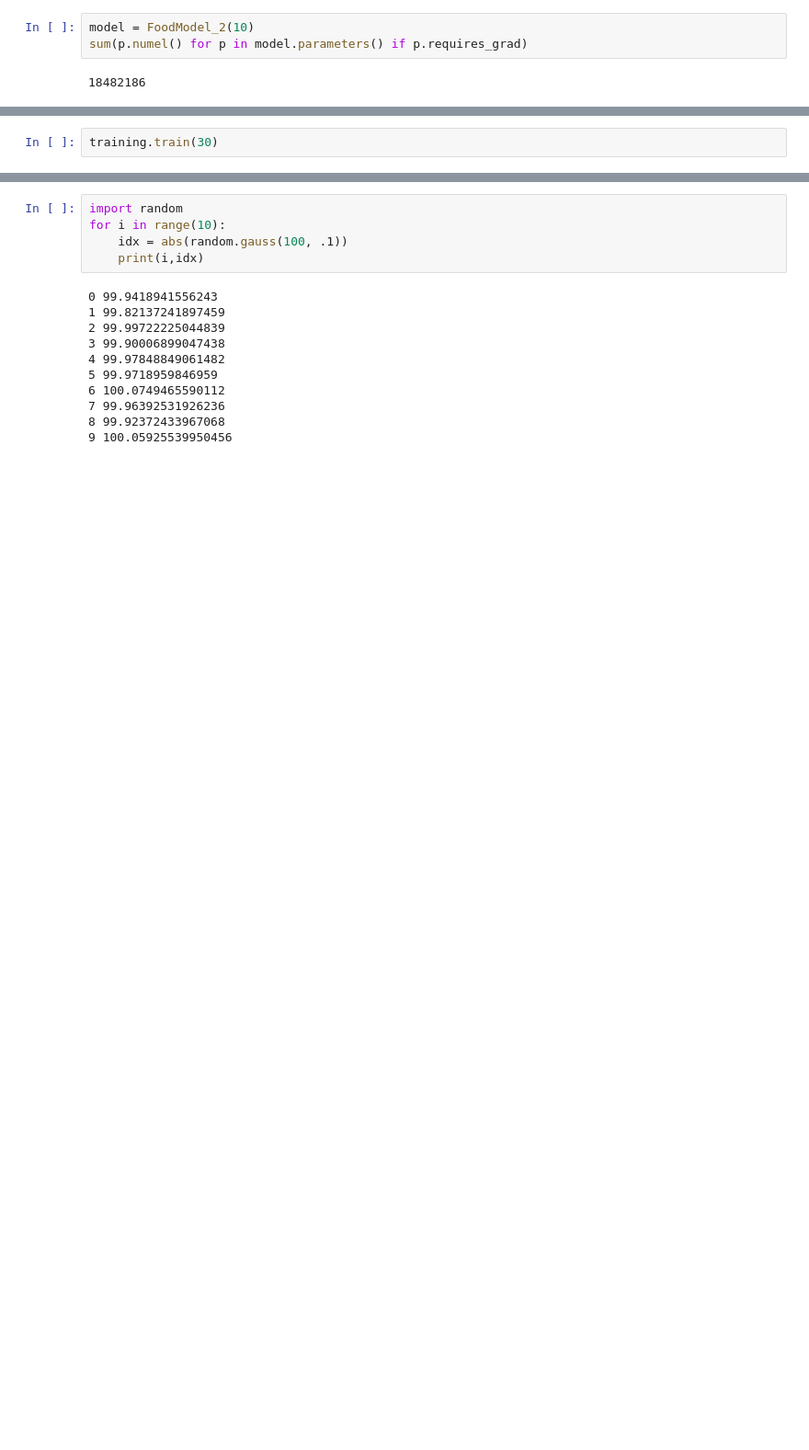
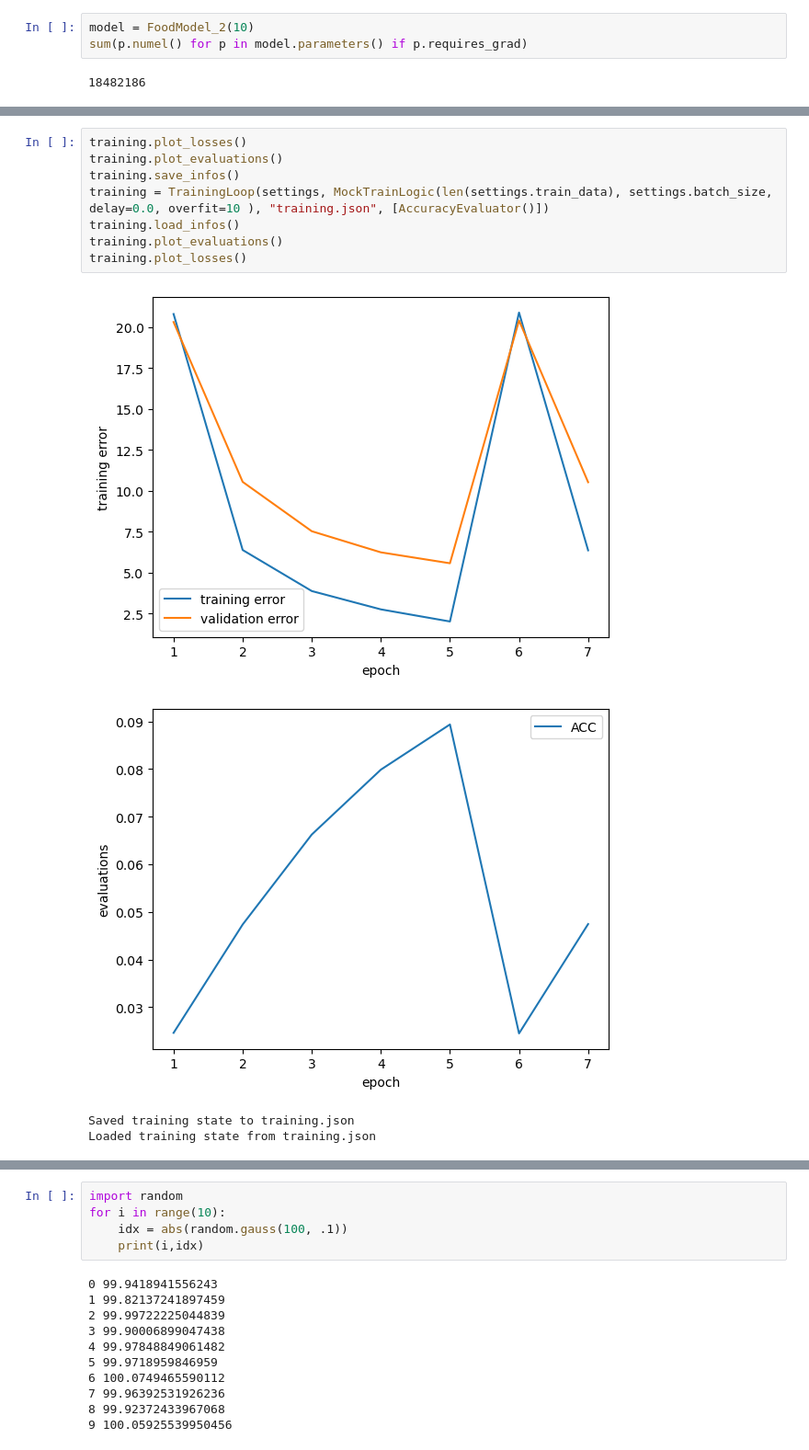
Before and after one commit to shalabala/food101, a Jupyter notebook: project.ipynb, the cells around one changed output, grey strips where cells are left out. Shown at 92% size. Drawn from its saved outputs; the diff is of its cells as text; blank space fills up the shorter version.

Commit message:
load and save training stats and other small fixes

```diff
--- a/project.ipynb
+++ b/project.ipynb
@@ -120,2 +104,0 @@ KeyboardInterrupt:
-# %%
-training.train(30)
@@ -136,0 +105,13 @@ Final model saved at /media/filestorage/code/projects/food101/trying_out_epoch_2
+# %%
+training.plot_losses()
+training.plot_evaluations()
+training.save_infos()
+training = TrainingLoop(settings, MockTrainLogic(len(settings.train_data), settings.batch_size, delay=0.0, overfit=10 ), "training.json", [AccuracyEvaluator()])
+training.load_infos()
+training.plot_evaluations()
+training.plot_losses()
+# %% [output]
+[figure, added]
+[figure, added]
+Saved training state to training.json
+Loaded training state from training.json
```
Also changed, not shown: parts of 9 cells of this notebook, 5 other files.
